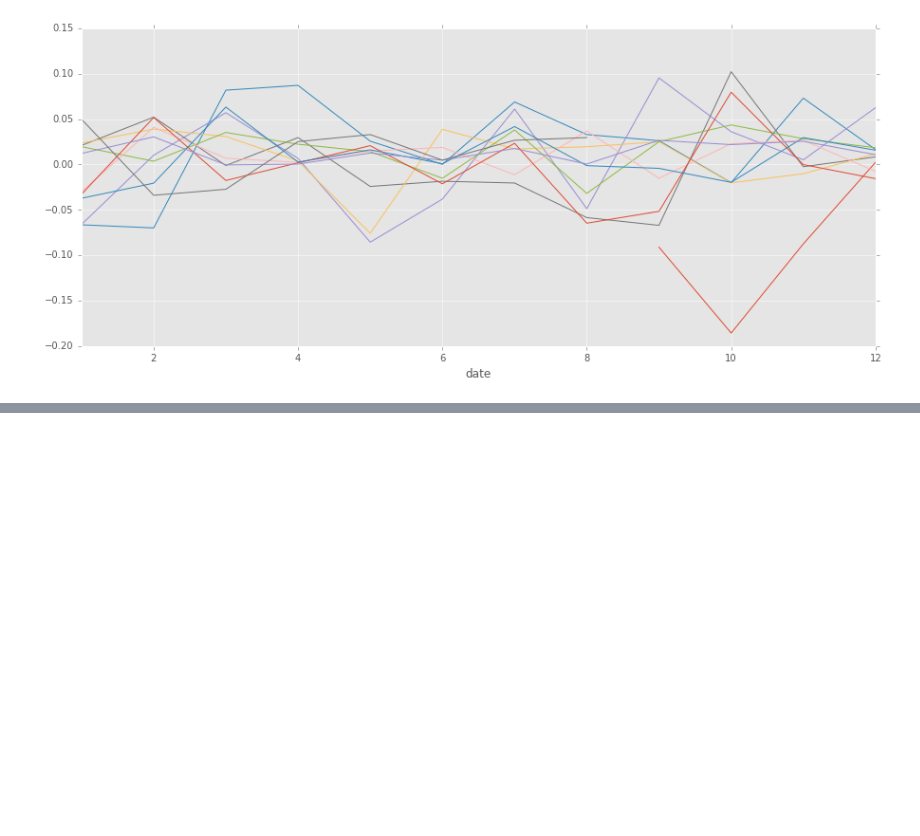
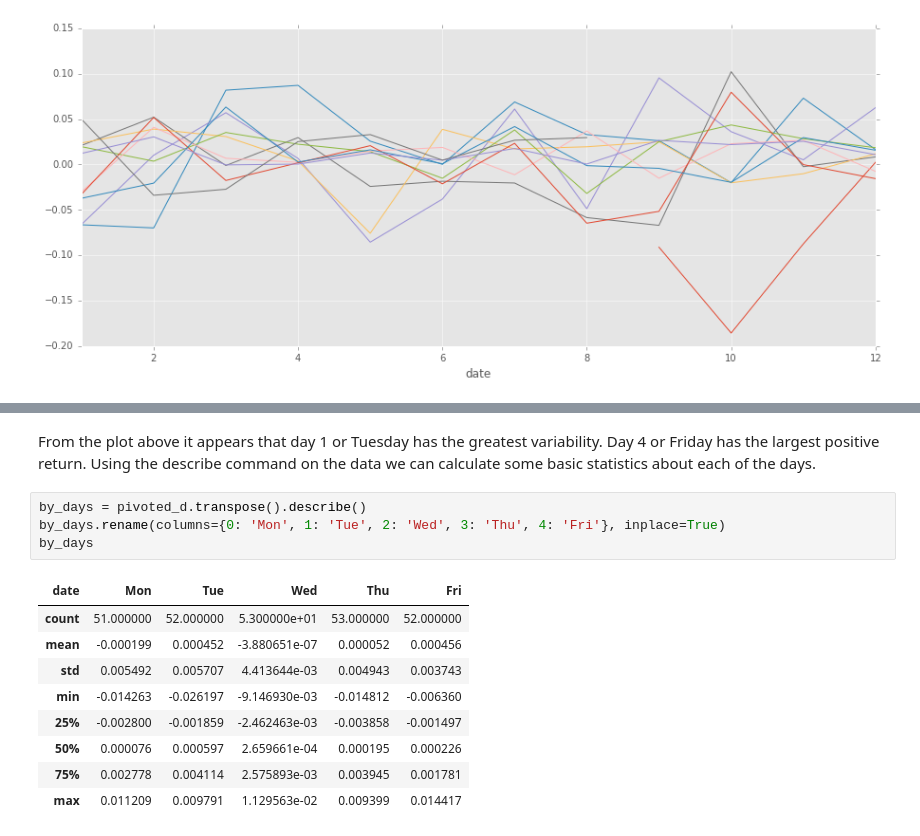
Before and after one commit to aandres99/SP500-Studies, a Jupyter notebook: SP500_When.ipynb, the cells around one changed output, grey strips where cells are left out. Saved outputs shown, nothing was run; the diff lists cells and outputs as text; blank space fills up the shorter version.

```diff
--- a/SP500_When.ipynb
+++ b/SP500_When.ipynb
@@ -177,0 +196,16 @@ pivoted_d
+# %% [markdown]
+From the plot above it appears that day 1 or Tuesday has the greatest variability. Day 4 or Friday has the largest positive return. Using the describe command on the data we can calculate some basic statistics about each of the days.
+# %%
+by_days = pivoted_d.transpose().describe()
+by_days.rename(columns={0: 'Mon', 1: 'Tue', 2: 'Wed', 3: 'Thu', 4: 'Fri'}, inplace=True)
+by_days
+# %% [output]
+| date | Mon | Tue | Wed | Thu | Fri |
+| count | 51.000000 | 52.000000 | 5.300000e+01 | 53.000000 | 52.000000 |
+| mean | -0.000199 | 0.000452 | -3.880651e-07 | 0.000052 | 0.000456 |
+| std | 0.005492 | 0.005707 | 4.413644e-03 | 0.004943 | 0.003743 |
+| min | -0.014263 | -0.026197 | -9.146930e-03 | -0.014812 | -0.006360 |
+| 25% | -0.002800 | -0.001859 | -2.462463e-03 | -0.003858 | -0.001497 |
+| 50% | 0.000076 | 0.000597 | 2.659661e-04 | 0.000195 | 0.000226 |
+| 75% | 0.002778 | 0.004114 | 2.575893e-03 | 0.003945 | 0.001781 |
+| max | 0.011209 | 0.009791 | 1.129563e-02 | 0.009399 | 0.014417 |
```
Also changed, not shown: parts of 12 cells of this notebook, 1 other file.
